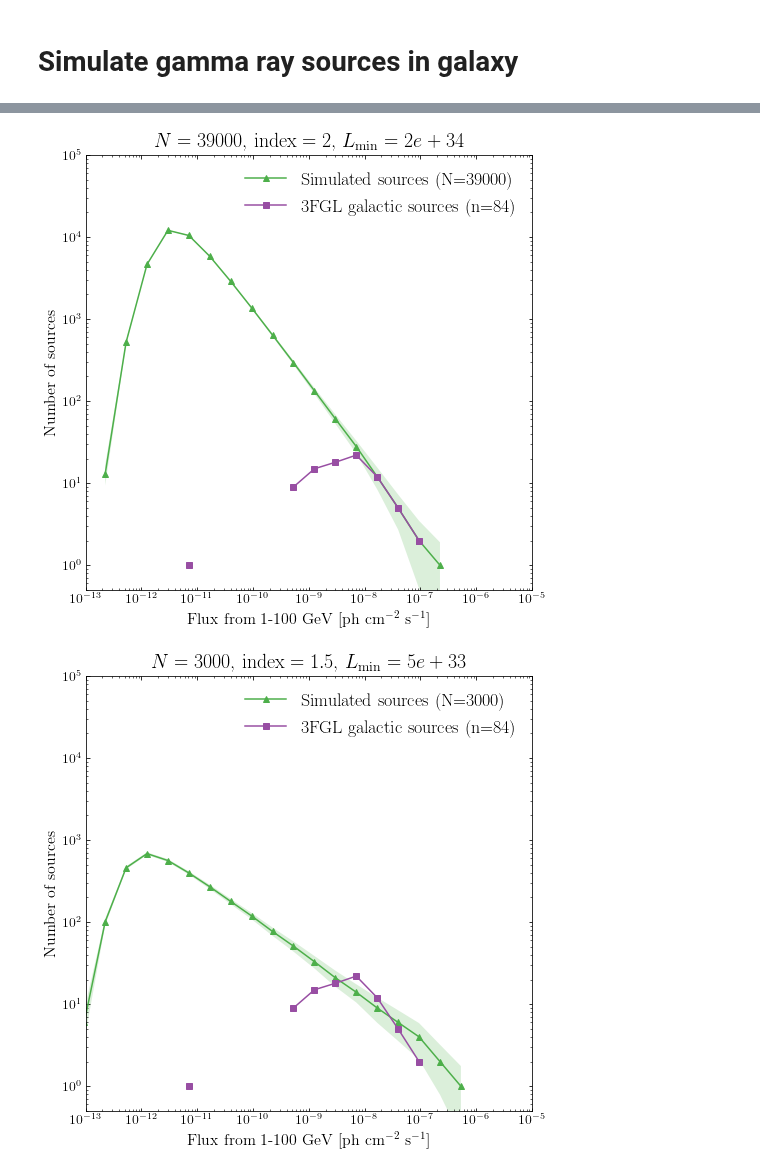
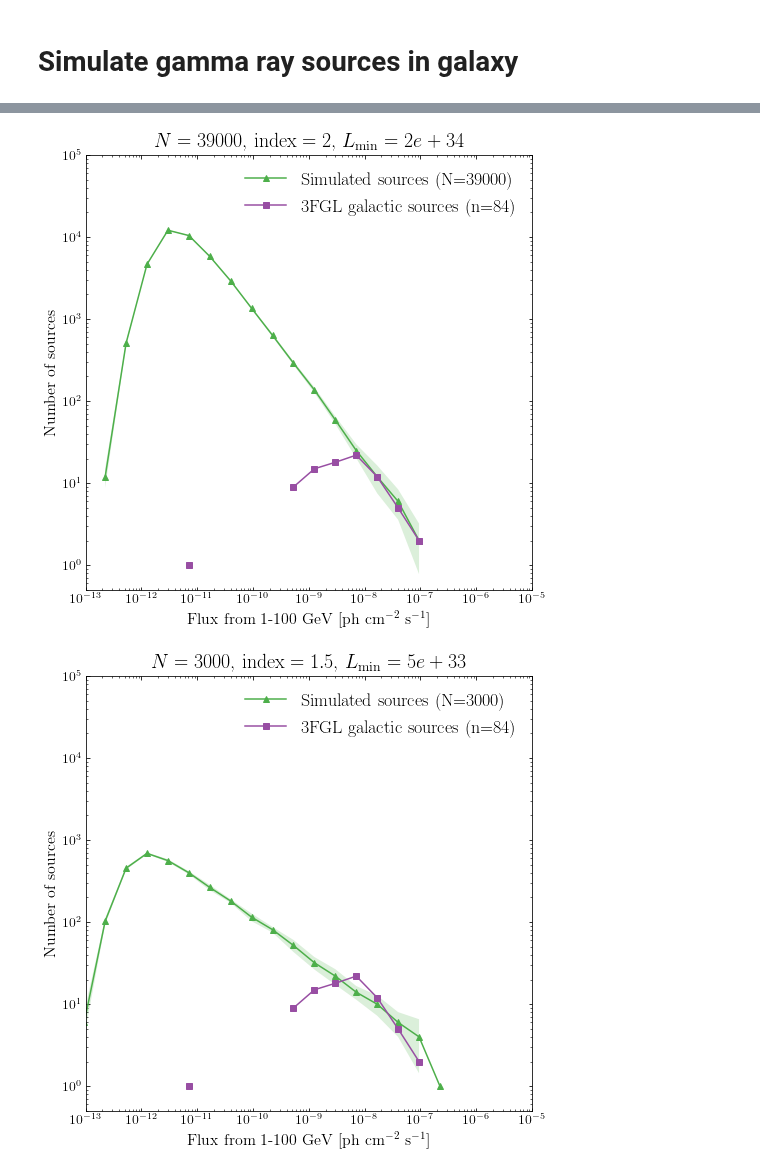
Before and after one commit to martp91/y-rays-UPS, a Jupyter notebook: sim_gamma_sources.ipynb, the cells around one changed output, grey strips where cells are left out. Cells and saved outputs as stored; diff of their text form; code cells hidden in the pictures.

```diff
--- a/sim_gamma_sources.ipynb
+++ b/sim_gamma_sources.ipynb
@@ -392,4 +350,5 @@ for ilb in lb:
 # %%
+##This is the galaxy simulation
 #Do the simulation of sources
 def source_sim(a=1.8,N=30000,Lmin=2e34,Lmax=2e39,alpha=alp,beta=bet,H=H,
             SNR=False,PSR=False,f_t=5e-10,flux_cutoff=1e-20,spectrum=intp_3fgl_snr_normed):
@@ -408,7 +367,6 @@ def source_sim(a=1.8,N=30000,Lmin=2e34,Lmax=2e39,alpha=alp,beta=bet,H=H,
     L_smpl = rand_L(u2,a,Lmin,Lmax)#random L
     z_smpl = rand_z(N,H)
     R_smpl = rand_R(N,alpha,beta)
-
 
     #f,ax = plt.subplots(1, figsize=(7,5))
  #   hist,bins = np.histogram(L_smpl, bins=np.logspace(34,39,50))
@@ -429,8 +387,7 @@ def source_sim(a=1.8,N=30000,Lmin=2e34,Lmax=2e39,alpha=alp,beta=bet,H=H,
     distkpc = (dist*kpc)
     flux_data = L_smpl/(4*np.pi*distkpc**2)
 
-
-
+    ##Calculate longitude and latitude
     l = np.arctan2((y0-y),(x0-x))
     b = np.arctan((z-z0)/np.sqrt((x-x0)**2+(y-y0)**2))
     l *= 180/np.pi
@@ -449,10 +406,7 @@ def source_sim(a=1.8,N=30000,Lmin=2e34,Lmax=2e39,alpha=alp,beta=bet,H=H,
         spec_sim_R = norm_spec(spectrum,flux_R_unresolved,dE,mask_E)
         spec_R_unres.append(spec_sim_R)
 
-    #Fluxes at different regions
-    dict_flux_lb = {}
-    dict_flux_lb['lb']=[]
-    dict_flux_lb['flux100']=[]
+    #Fluxes at different regions,lb
     spec_unres = []
     frac = []
     for ilb,_lb in enumerate(lb):
@@ -461,13 +415,9 @@ def source_sim(a=1.8,N=30000,Lmin=2e34,Lmax=2e39,alpha=alp,beta=bet,H=H,
         mask_b = np.abs(b)<=bb
         total_flux_lb = flux_data[mask_l&mask_b]
         flux_unresolved = total_flux_lb[total_flux_lb<f_t]
-        flux_unresolved[flux_unresolved<flux_cutoff]=0
+        flux_unresolved[flux_unresolved<flux_cutoff]=0 #cutoff the lowest of lowest flux (not really necessary)
         total_flux_unres = np.sum(flux_unresolved)
-        dict_flux_lb['lb'].append((ll,bb))
-        dict_flux_lb['flux100'].append(total_flux_unres)
-
         spec_sim = norm_spec(spectrum,total_flux_unres,dE,mask_E)
-
         diffuse = spec_diff_lb[ilb]
         frac.append(spec_sim/diffuse)
         spec_unres.append(spec_sim)
@@ -564,7 +594,12 @@ def ave_samples(Nsmpl=10,Nsnr=10000,LF_i_snr=1.5,Lmin_snr=1e33,Lmax_snr=4e38,
 # %%
-R_spec1,std_R1,lb_frac,std_lb_frac = ave_samples(500,Nsnr=30000,LF_i_snr=1.8,
+###Example run
+
+R_spec1,std_R1,lb_frac,std_lb_frac = ave_samples(10,Nsnr=30000,LF_i_snr=1.8,
                             Lmin_snr=2e34,Lmax_snr=2e39,
                             plothist=True,printstatements=False,
                            alpha=alp,beta=bet,H=H,
-                           hist_3fgl=hist_3fgl_all,ft=5e-10,spectrum=intp_3fgl_all_normed)
+                           hist_3fgl=hist_3fgl_all,ft=5e-10,spectrum=intp_3fgl_snr_normed)
+
+l1, l1_err = plot_spec(R_spec1,std_R1,plot=True)
+plot_trend([l1],[l1_err])
 # %% [output]
@@ -659,6 +612,8 @@ def plot_trend(l_i,l_i_err,options):
 # %%
 ###Only SNR/spp/pwn population
+### Do several mock galaxies with different luminosity function/no. sources
 
+###These options showed to reproduce the number of sources at high flux
 options = [(10000,1.8,2e34),(10000,2.1,1e35),(39000,2,2e34),(3000,1.5,5e33),
            (60000,2.1,2e34),(20000,1.8,1e34)]
 
@@ -667,7 +622,7 @@ ind_err = []
 frac_op = []
 std_frac_op = []
 for op in options:
-    R_spec1,std_R1,lb_frac,std_lb_frac = ave_samples(500,Nsnr=op[0],LF_i_snr=op[1],
+    R_spec1,std_R1,lb_frac,std_lb_frac = ave_samples(10,Nsnr=op[0],LF_i_snr=op[1],
                             Lmin_snr=op[2],Lmax_snr=2e39,
                             plothist=True,printstatements=False,
                            alpha=alp,beta=bet,H=H,
@@ -706,2 +661,2 @@ Doing 500 sample galaxys with 20000 sources,SNR_LF_i = 1.8, this might take some
-[figure, old version]
+[figure, new version]
-[figure, old version]
+[figure, new version]
```
Also changed, not shown: parts of 11 cells of this notebook, 3 other files.
